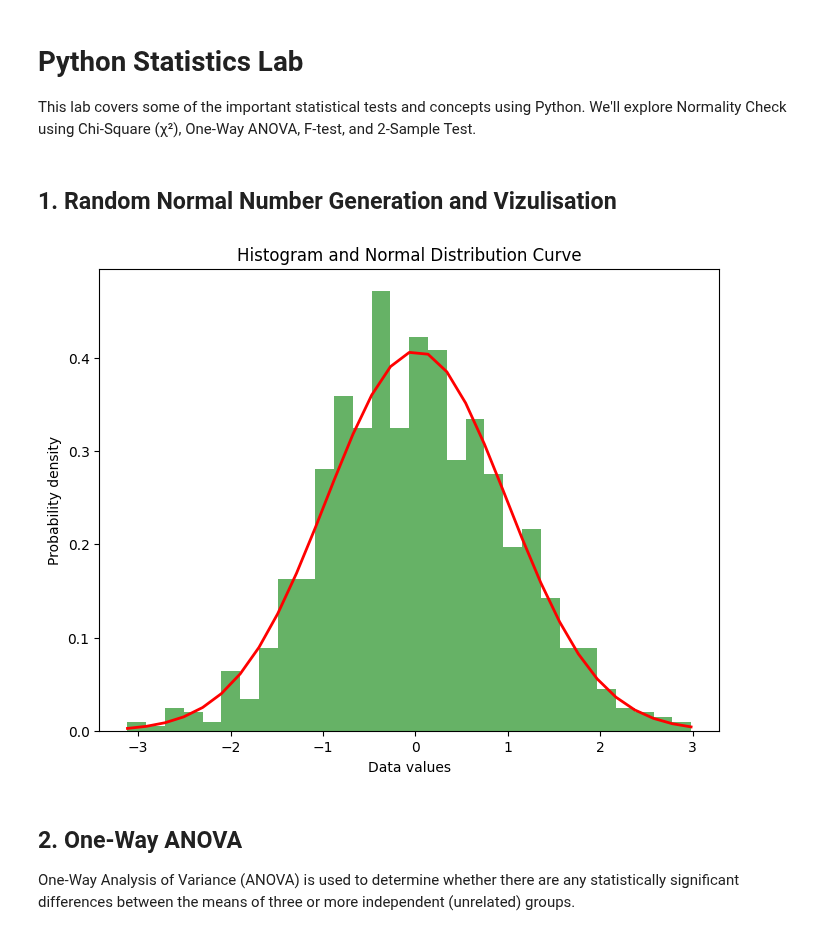
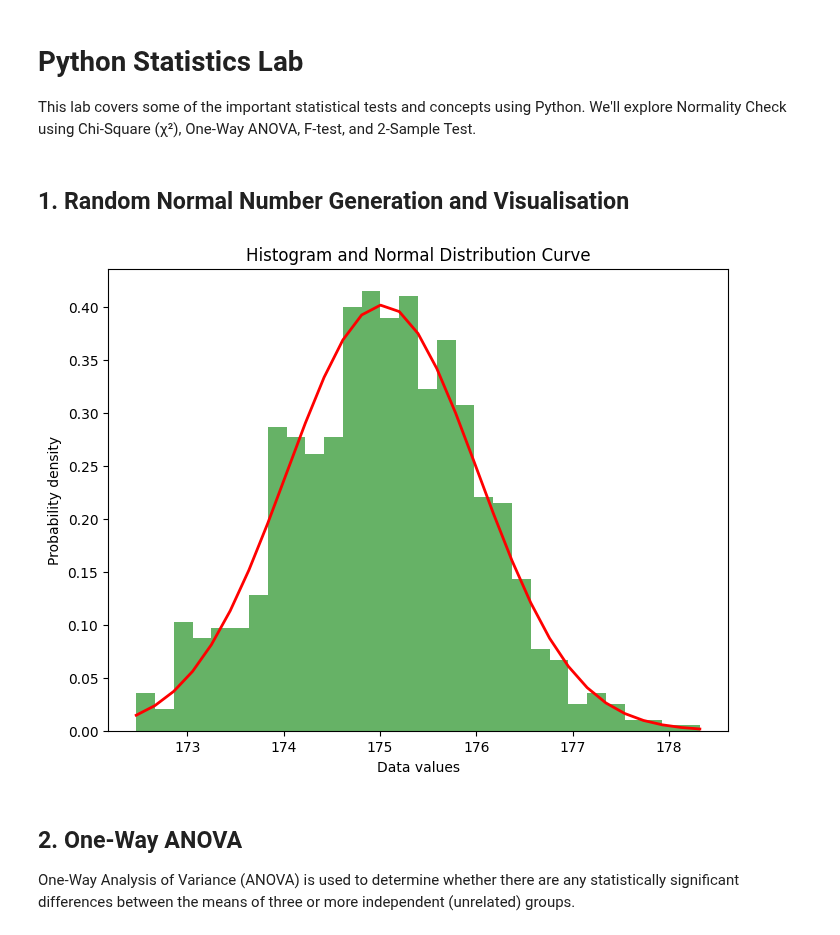
Before and after one commit to amkayhani/Statistics, a Jupyter notebook: Normality_Check_and_ANOVA_Lab.ipynb, the cells around one changed output. Saved outputs shown, nothing was run; the diff lists cells and outputs as text; code cells hidden in the pictures.

```diff
--- a/Normality_Check_and_ANOVA_Lab.ipynb
+++ b/Normality_Check_and_ANOVA_Lab.ipynb
@@ -5,33 +5,33 @@
 
 This lab covers some of the important statistical tests and concepts using Python. We'll explore Normality Check using Chi-Square (χ²), One-Way ANOVA, F-test, and 2-Sample Test.
 # %% [markdown]
-## 1. Random Normal Number Generation and Vizulisation
+## 1. Random Normal Number Generation and Visualisation
 # %%
 import matplotlib.pyplot as plt
 import numpy as np
 import scipy.stats as stats
 
 # Generate a normal distribution sample
-data = np.random.normal(0, 1, 1000)
+data = np.random.normal(175, 1, 1000)
 
 # Visualize the distribution with histogram and a normal distribution curve
 plt.figure(figsize=(8, 6))
 count, bins, ignored = plt.hist(data, 30, density=True, alpha=0.6, color='g')
 
 # Plot the distribution curve
 mu, std = stats.norm.fit(data)  # Get the mean and standard deviation for the fitted normal distribution
 p = stats.norm.pdf(bins, mu, std) # calculates the value of the probability of density function of a normal distribution for each value in x
 plt.plot(bins, p, linewidth=2, color='r')
 plt.title('Histogram and Normal Distribution Curve')
 plt.xlabel('Data values')
 plt.ylabel('Probability density')
 
 # Show the plot with non-scientific notation
 plt.ticklabel_format(style='plain', axis='x')
 plt.ticklabel_format(style='plain', axis='y')
 plt.show()
 # %% [output]
-[figure, old version]
+[figure, new version]
 # %% [markdown]
 ## 2. One-Way ANOVA
 
```
Also changed, not shown: parts of 9 cells of this notebook.
